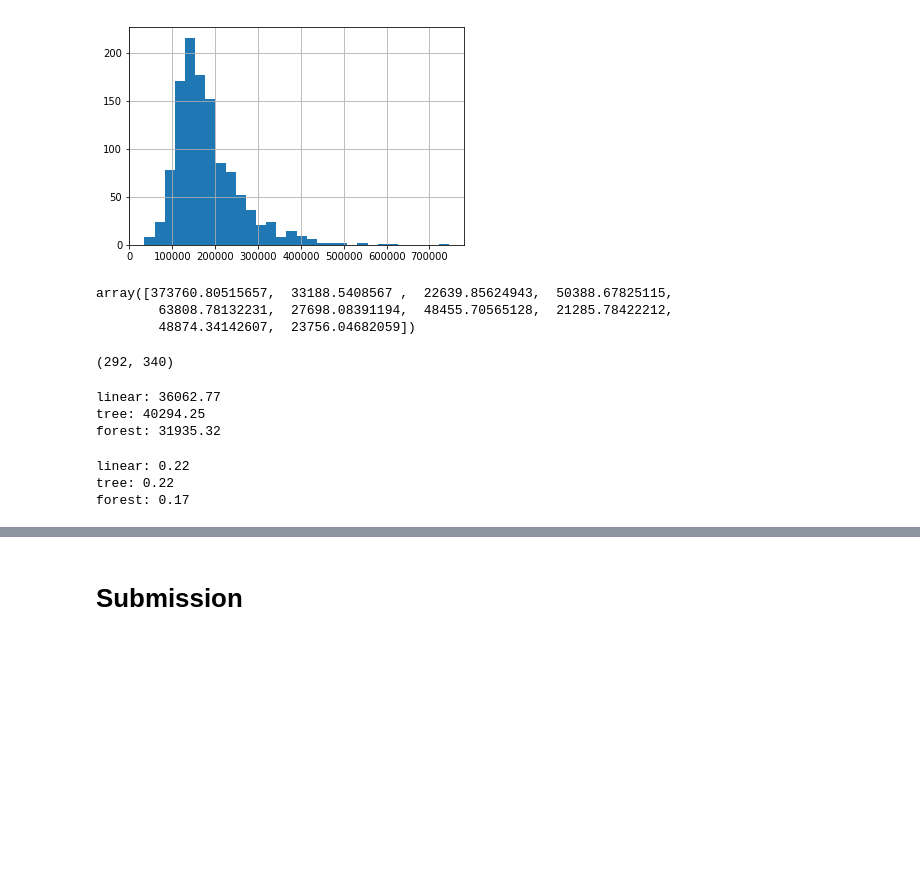
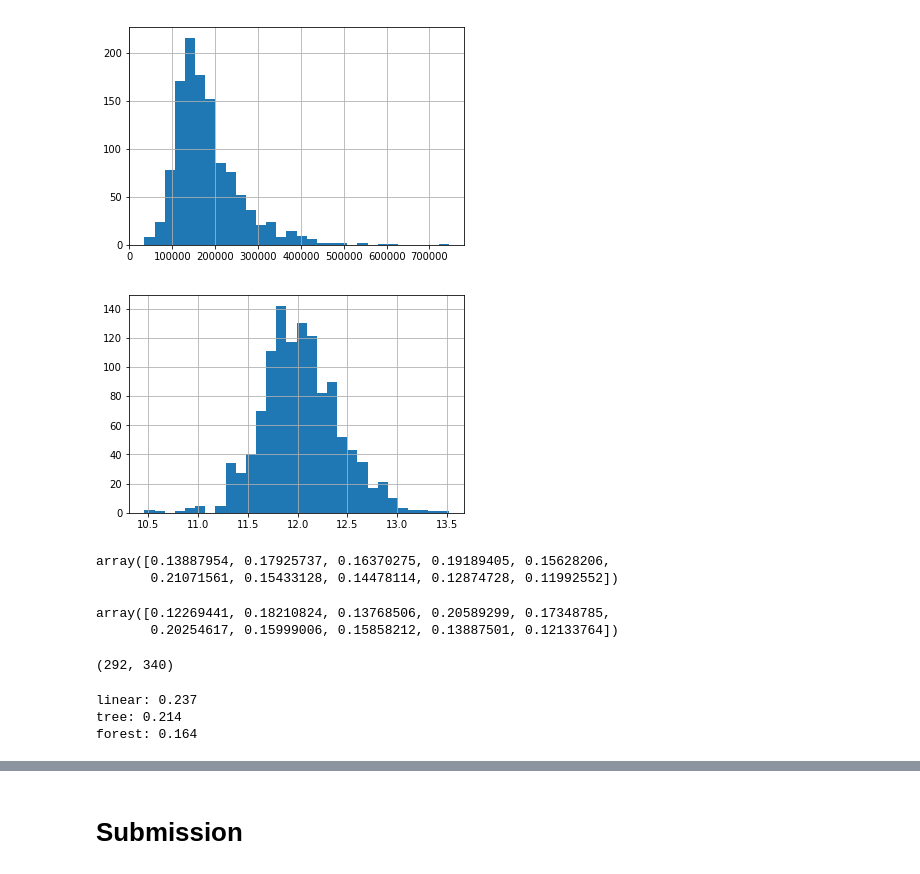
Before and after one commit to efbulle/datascience_exp, a Jupyter notebook: housing.ipynb, the cells around one changed output, grey strips where cells are left out. Saved outputs shown, nothing was run; the diff lists cells and outputs as text; code cells hidden in the pictures; blank space fills up the shorter version.

```diff
--- a/housing.ipynb
+++ b/housing.ipynb
@@ -270,14 +285,25 @@ from sklearn.metrics import mean_squared_error, mean_squared_log_error
+# %%
+log_prices = np.log(prices)
+log_prices.hist(bins=30);
+# %% [output]
+[figure, added]
 # %%
 lin_reg = LinearRegression()
 tree_reg = DecisionTreeRegressor(random_state=42)
 forest_reg = RandomForestRegressor(random_state=42)
 # %%
-scores = cross_val_score(lin_reg, housing_prepared, prices,
+scores = cross_val_score(forest_reg, housing_prepared, log_prices,
                          scoring="neg_mean_squared_error", cv=10)
 np.sqrt(-scores)
 # %% [output]
-array([373760.80515657,  33188.5408567 ,  22639.85624943,  50388.67825115,
-        63808.78132231,  27698.08391194,  48455.70565128,  21285.78422212,
-        48874.34142607,  23756.04682059])
+array([0.13887954, 0.17925737, 0.16370275, 0.19189405, 0.15628206,
+       0.21071561, 0.15433128, 0.14478114, 0.12874728, 0.11992552])
+# %%
+scores = cross_val_score(forest_reg, housing_prepared, prices,
+                         scoring="neg_mean_squared_log_error", cv=10)
+np.sqrt(-scores)
+# %% [output]
+array([0.12269441, 0.18210824, 0.13768506, 0.20589299, 0.17348785,
+       0.20254617, 0.15999006, 0.15858212, 0.13887501, 0.12133764])
 # %%
 prices_test = test_set.SalePrice
@@ -289,21 +316,11 @@ housing_test_trans.shape
 (292, 340)
 # %%
 for name, model in [('linear', lin_reg), ('tree', tree_reg), ('forest', forest_reg)]:
-    model.fit(housing_prepared, prices)
+    model.fit(housing_prepared, log_prices)
     pred = model.predict(housing_test_trans)
-    score = np.sqrt(mean_squared_error(pred, prices_test))
-    print(f'{name}: {score:.2f}')
+    score = np.sqrt(mean_squared_error(pred, log_prices_test))
+    print(f'{name}: {score:.3f}')
 # %% [output]
-linear: 36062.77
-tree: 40294.25
-forest: 31935.32
+linear: 0.237
+tree: 0.214
+forest: 0.164
-# %%
-for name, model in [('linear', lin_reg), ('tree', tree_reg), ('forest', forest_reg)]:
-    model.fit(housing_prepared, prices)
-    pred = model.predict(housing_test_trans)
-    score = np.sqrt(mean_squared_log_error(pred, prices_test))
-    print(f'{name}: {score:.2f}')
-# %% [output]
-linear: 0.22
-tree: 0.22
-forest: 0.17
```
Also changed, not shown: parts of 18 cells of this notebook, 1 other file.
